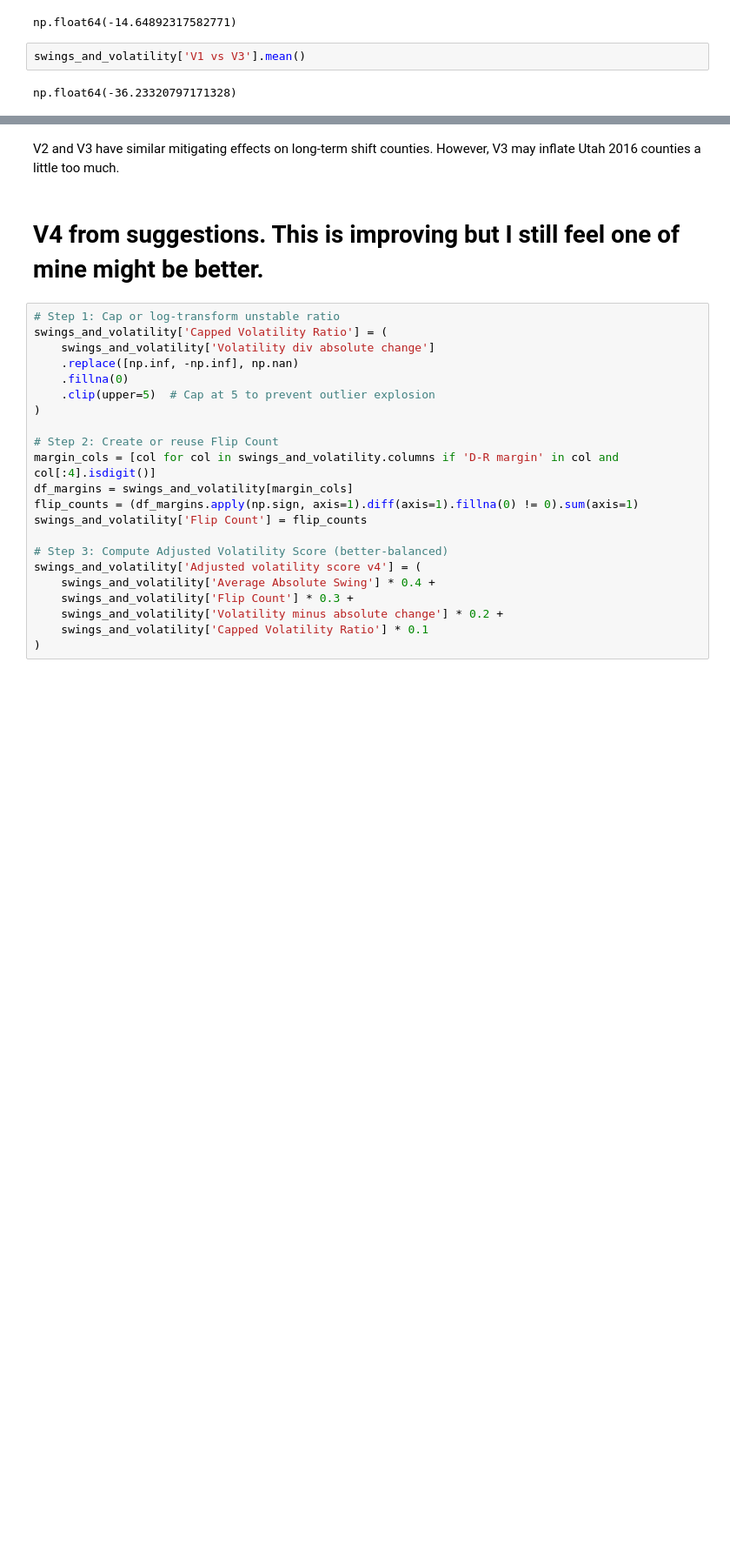
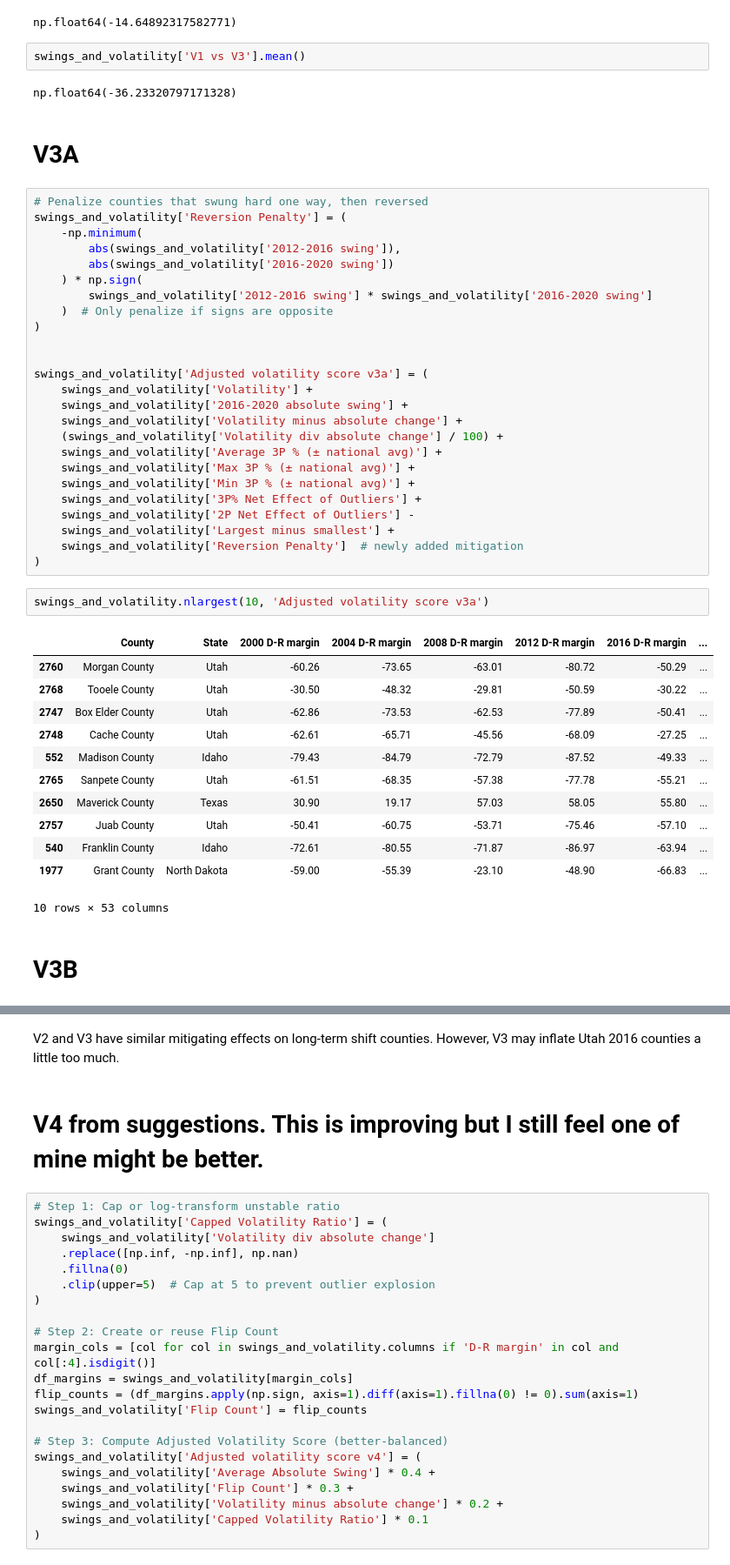
Before and after one commit to matthewcavanaugh96/us-presidential-elections-by-county, a Jupyter notebook: Part 3 Analysis and Modeling.ipynb, the cells around one changed output, grey strips where cells are left out. Shown at 87% size. Saved outputs shown, nothing was run; the diff lists cells and outputs as text; blank space fills up the shorter version.

Commit message:
Adjusted metric calculation

```diff
--- a/Part 3 Analysis and Modeling.ipynb
+++ b/Part 3 Analysis and Modeling.ipynb
@@ -788,3 +788,47 @@ np.float64(-14.64892317582771)
 swings_and_volatility['V1 vs V3'].mean()
 # %% [output]
 np.float64(-36.23320797171328)
+# %% [markdown]
+# V3A
+# %%
+# Penalize counties that swung hard one way, then reversed
+swings_and_volatility['Reversion Penalty'] = (
+    -np.minimum(
+        abs(swings_and_volatility['2012-2016 swing']),
+        abs(swings_and_volatility['2016-2020 swing'])
+    ) * np.sign(
+        swings_and_volatility['2012-2016 swing'] * swings_and_volatility['2016-2020 swing']
+    )  # Only penalize if signs are opposite
+)
+
+
+swings_and_volatility['Adjusted volatility score v3a'] = (
+    swings_and_volatility['Volatility'] +
+    swings_and_volatility['2016-2020 absolute swing'] +
+    swings_and_volatility['Volatility minus absolute change'] +
+    (swings_and_volatility['Volatility div absolute change'] / 100) +
+    swings_and_volatility['Average 3P % (± national avg)'] +
+    swings_and_volatility['Max 3P % (± national avg)'] +
+    swings_and_volatility['Min 3P % (± national avg)'] +
+    swings_and_volatility['3P% Net Effect of Outliers'] +
+    swings_and_volatility['2P Net Effect of Outliers'] -
+    swings_and_volatility['Largest minus smallest'] +
+    swings_and_volatility['Reversion Penalty']  # newly added mitigation
+)
+# %%
+swings_and_volatility.nlargest(10, 'Adjusted volatility score v3a')
+# %% [output]
+|  | County | State | 2000 D-R margin | 2004 D-R margin | 2008 D-R margin | 2012 D-R margin | 2016 D-R margin | ... |
+| 2760 | Morgan County | Utah | -60.26 | -73.65 | -63.01 | -80.72 | -50.29 | ... |
+| 2768 | Tooele County | Utah | -30.50 | -48.32 | -29.81 | -50.59 | -30.22 | ... |
+| 2747 | Box Elder County | Utah | -62.86 | -73.53 | -62.53 | -77.89 | -50.41 | ... |
+| 2748 | Cache County | Utah | -62.61 | -65.71 | -45.56 | -68.09 | -27.25 | ... |
+| 552 | Madison County | Idaho | -79.43 | -84.79 | -72.79 | -87.52 | -49.33 | ... |
+| 2765 | Sanpete County | Utah | -61.51 | -68.35 | -57.38 | -77.78 | -55.21 | ... |
+| 2650 | Maverick County | Texas | 30.90 | 19.17 | 57.03 | 58.05 | 55.80 | ... |
+| 2757 | Juab County | Utah | -50.41 | -60.75 | -53.71 | -75.46 | -57.10 | ... |
+| 540 | Franklin County | Idaho | -72.61 | -80.55 | -71.87 | -86.97 | -63.94 | ... |
+| 1977 | Grant County | North Dakota | -59.00 | -55.39 | -23.10 | -48.90 | -66.83 | ... |
+10 rows × 53 columns
+# %% [markdown]
+# V3B
```
Also changed, not shown: parts of 6 cells of this notebook, 1 other file.
